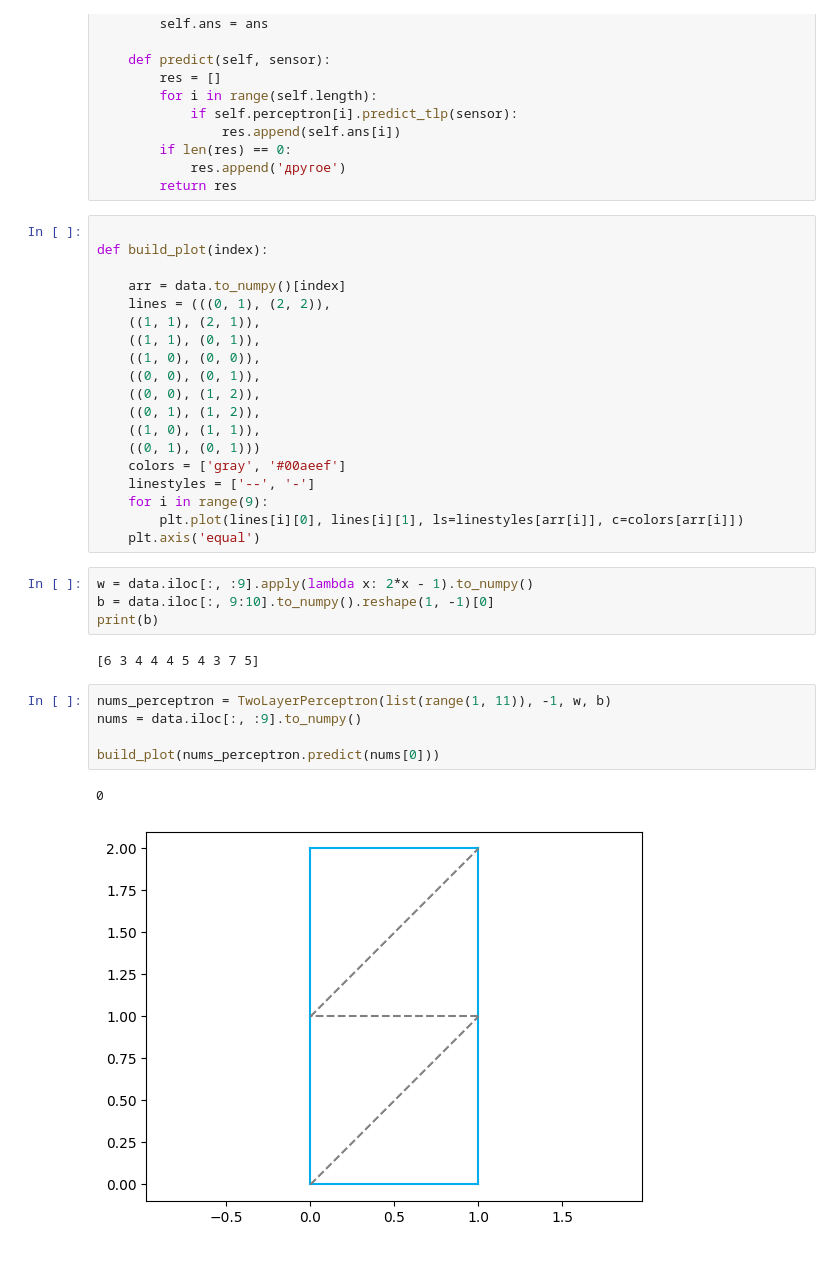
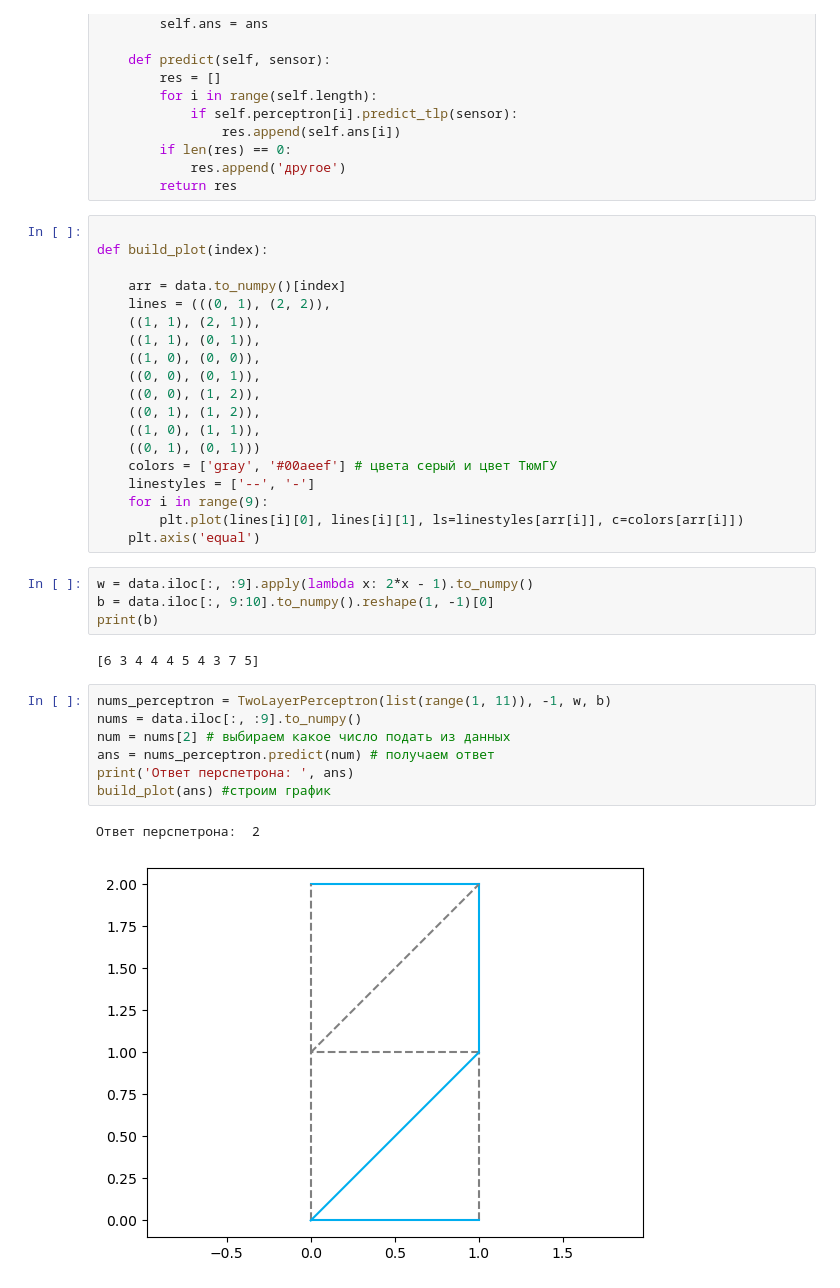
Before and after one commit to tengenatari/ML, a Jupyter notebook: notebook.ipynb, the cells around one changed output. Cells and saved outputs as stored; diff of their text form.

```diff
--- a/notebook.ipynb
+++ b/notebook.ipynb
@@ -93,7 +83,7 @@ def build_plot(index):
     ((0, 1), (1, 2)),
     ((1, 0), (1, 1)),
     ((0, 1), (0, 1)))
-    colors = ['gray', '#00aeef']
+    colors = ['gray', '#00aeef'] # цвета серый и цвет ТюмГУ
     linestyles = ['--', '-']
     for i in range(9):
         plt.plot(lines[i][0], lines[i][1], ls=linestyles[arr[i]], c=colors[arr[i]])
@@ -107,8 +97,10 @@ print(b)
 # %%
 nums_perceptron = TwoLayerPerceptron(list(range(1, 11)), -1, w, b)
 nums = data.iloc[:, :9].to_numpy()
-
-build_plot(nums_perceptron.predict(nums[0]))
+num = nums[2] # выбираем какое число подать из данных
+ans = nums_perceptron.predict(num) # получаем ответ
+print('Ответ перспетрона: ', ans)
+build_plot(ans) #строим график
 # %% [output]
-0
+Ответ перспетрона:  2
-[figure, old version]
+[figure, new version]
```
Also changed, not shown: parts of 9 cells of this notebook.
